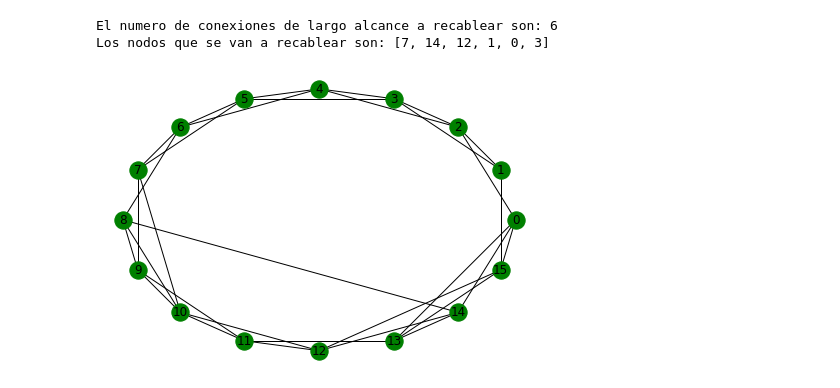
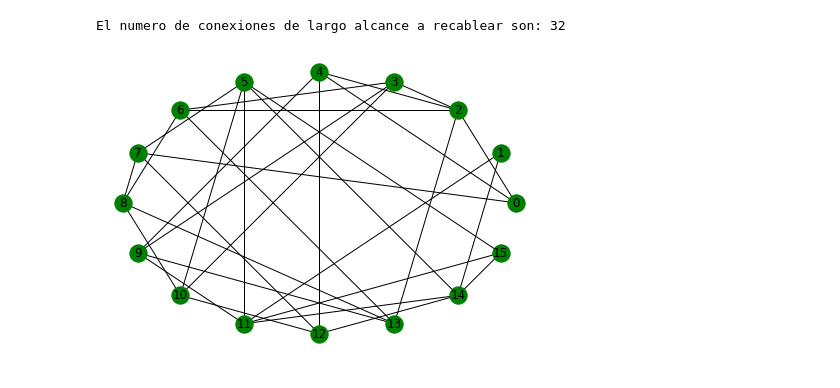
Before and after one commit to ErnestoCisnero/Probando-NetworkX-Tesis-Maestria, a Jupyter notebook: sanchez.ipynb, the cells around one changed output. Saved outputs shown, nothing was run; the diff lists cells and outputs as text; code cells hidden in the pictures.

```diff
--- a/sanchez.ipynb
+++ b/sanchez.ipynb
@@ -39,8 +69,7 @@ def create_SW_network(n, k,p):
     return G
 # %%
-G = create_SW_network(16,2,0.2)
+G = create_SW_network(16,2,1)
 nx.draw_circular(G,**opts)
 # %% [output]
-El numero de conexiones de largo alcance a recablear son: 6
-Los nodos que se van a recablear son: [7, 14, 12, 1, 0, 3]
+El numero de conexiones de largo alcance a recablear son: 32
-[figure, old version]
+[figure, new version]
```
Also changed, not shown: parts of 1 cell of this notebook.
